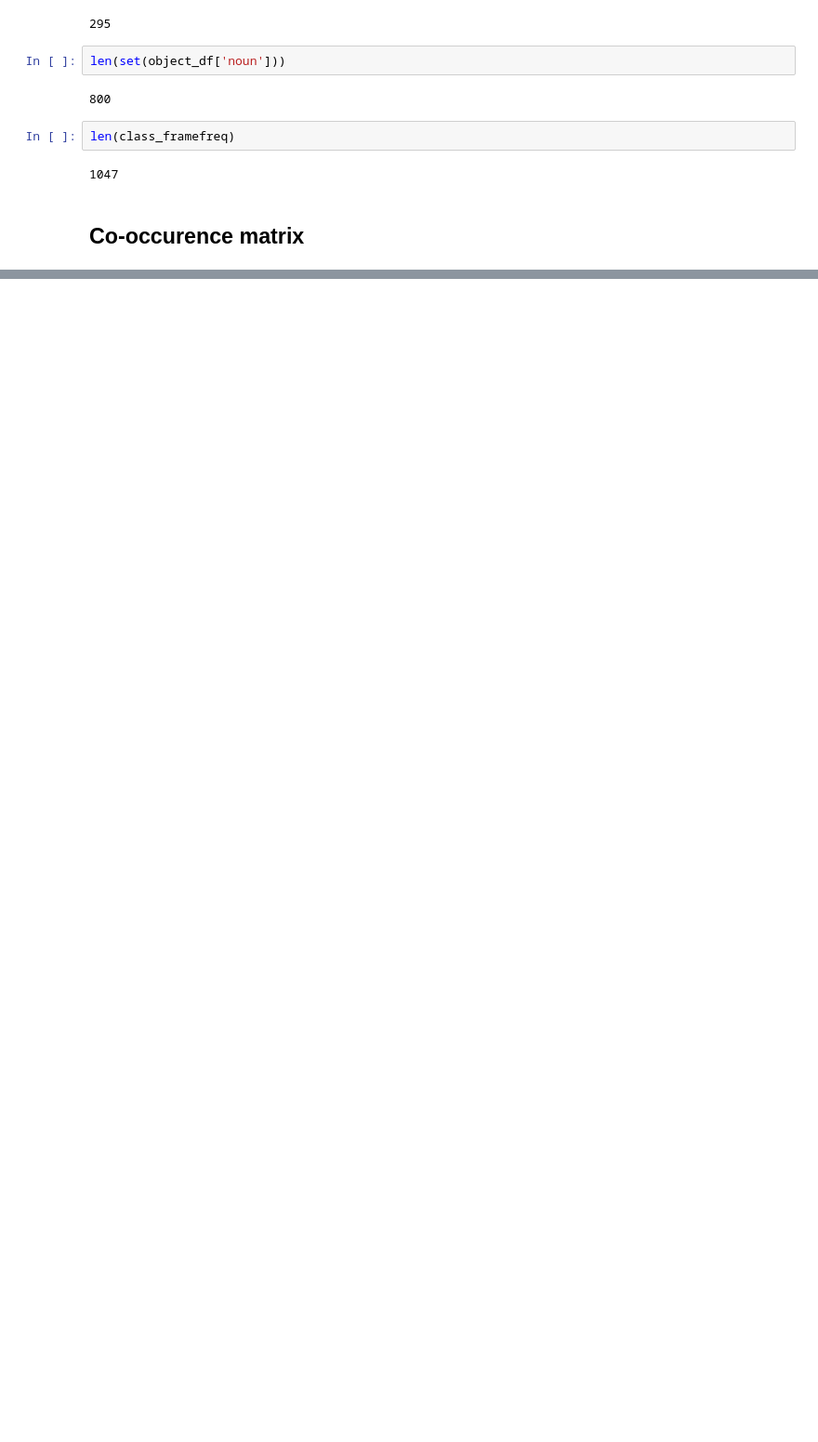
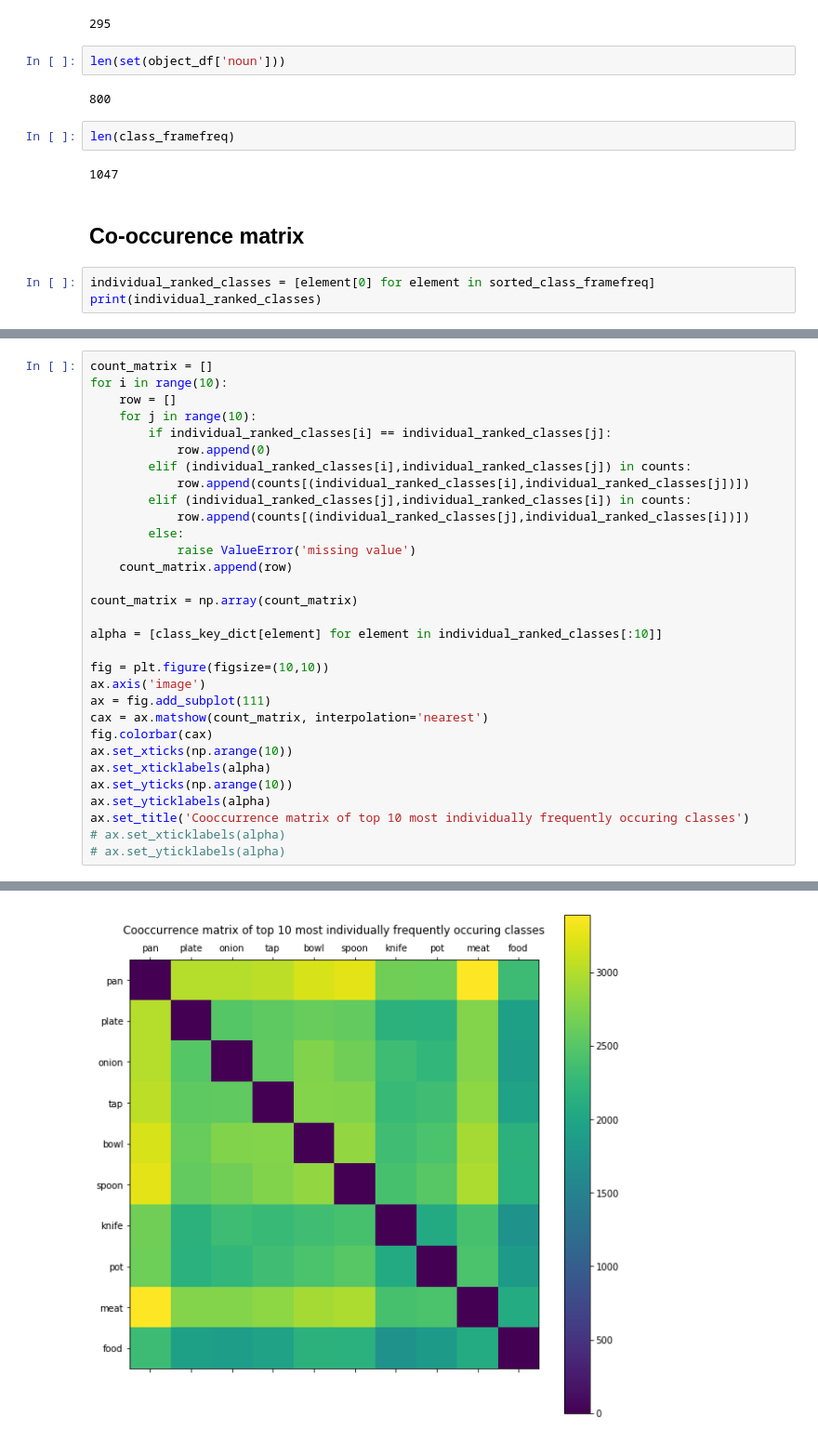
Before and after one commit to ianhuang0630/VidObjClassHierarchy, a Jupyter notebook: viz/viz_data/metadata.ipynb, the cells around one changed output, grey strips where cells are left out. Shown: that part at 93% size. Cells and saved outputs as stored; diff of their text form; blank space fills up the shorter version.

```diff
--- a/viz/viz_data/metadata.ipynb
+++ b/viz/viz_data/metadata.ipynb
@@ -122,3 +123,6 @@ len(class_framefreq)
 1047
 # %% [markdown]
 ## Co-occurence matrix
+# %%
+individual_ranked_classes = [element[0] for element in sorted_class_framefreq]
+print(individual_ranked_classes)
@@ -124,0 +172,32 @@ len(class_framefreq)
+# %%
+count_matrix = []
+for i in range(10):
+    row = []
+    for j in range(10):
+        if individual_ranked_classes[i] == individual_ranked_classes[j]:
+            row.append(0)
+        elif (individual_ranked_classes[i],individual_ranked_classes[j]) in counts:
+            row.append(counts[(individual_ranked_classes[i],individual_ranked_classes[j])])
+        elif (individual_ranked_classes[j],individual_ranked_classes[i]) in counts:
+            row.append(counts[(individual_ranked_classes[j],individual_ranked_classes[i])])
+        else:
+            raise ValueError('missing value')
+    count_matrix.append(row)
+
+count_matrix = np.array(count_matrix)
+
+alpha = [class_key_dict[element] for element in individual_ranked_classes[:10]]
+
+fig = plt.figure(figsize=(10,10))
+ax.axis('image')
+ax = fig.add_subplot(111)
+cax = ax.matshow(count_matrix, interpolation='nearest')
+fig.colorbar(cax)
+ax.set_xticks(np.arange(10))
+ax.set_xticklabels(alpha)
+ax.set_yticks(np.arange(10))
+ax.set_yticklabels(alpha)
+ax.set_title('Cooccurrence matrix of top 10 most individually frequently occuring classes')
+# ax.set_xticklabels(alpha)
+# ax.set_yticklabels(alpha)
+# %% [output]
@@ -124,0 +205 @@ len(class_framefreq)
+[figure, added]
```
Also changed, not shown: parts of 5 cells of this notebook, 2 other files.
